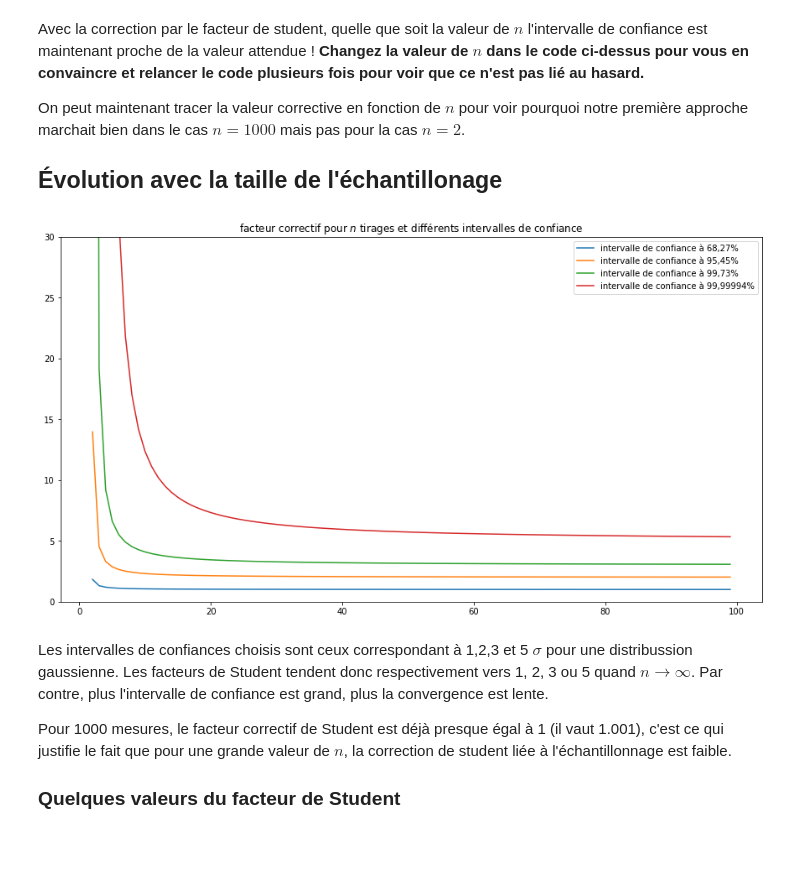
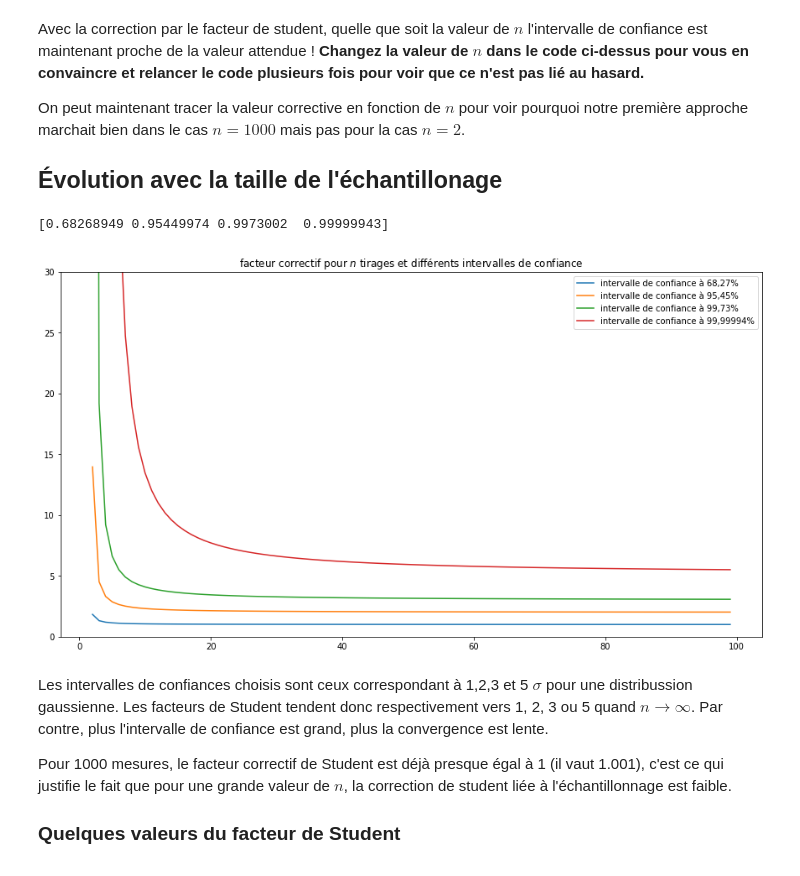
Before and after one commit to MartinVerot/IncertitudeMonteCarlo, a Jupyter notebook: confidence_interval.ipynb, the cells around one changed output. Saved outputs shown, nothing was run; the diff lists cells and outputs as text; code cells hidden in the pictures.

Commit message:
amélioration pour la convergence numérique pour 5 sigma, sinon on ne tendait pas vers 5

```diff
--- a/confidence_interval.ipynb
+++ b/confidence_interval.ipynb
@@ -169,26 +169,34 @@ On peut maintenant tracer la valeur corrective en fonction de $n$ pour voir pour
 <span id="size"></span>
 ## Évolution avec la taille de l'échantillonage
 # %%
+#intervalles de confiance à 1, 2, 3 et 5 sigma
+Confidence_intervals = np.array([norm.cdf(1)-norm.cdf(-1),norm.cdf(2)-norm.cdf(-2),norm.cdf(3)-norm.cdf(-3),norm.cdf(5)-norm.cdf(-5)])
+
 maxn = 100
 ns = np.arange(1,maxn)
-ts1 = t.interval(0.6827,ns-1)[1]
-ts2 = t.interval(0.9545,ns-1)[1]
-ts3 = t.interval(0.9973,ns-1)[1]
-ts5 = t.interval(0.9999994,ns-1)[1]
+#coefficient de student pour un intervalle de confiance à 1 sigma
+ts1 = t.interval(Confidence_intervals[0],ns-1)[1]
+#coefficient de student pour un intervalle de confiance à 2 sigma
+ts2 = t.interval(Confidence_intervals[1],ns-1)[1]
+#coefficient de student pour un intervalle de confiance à 3 sigma
+ts3 = t.interval(Confidence_intervals[2],ns-1)[1]
+#coefficient de student pour un intervalle de confiance à 5 sigma
+ts5 = t.interval(Confidence_intervals[3],ns-1)[1]
 
 fig = plt.figure(figsize=(15,8))
 gs = fig.add_gridspec(1, 1,hspace=0.25)
 ax1 = fig.add_subplot(gs[0,0])
 ax1.plot(ns,ts1,label='intervalle de confiance à 68,27%')
 ax1.plot(ns,ts2,label='intervalle de confiance à 95,45%')
 ax1.plot(ns,ts3,label='intervalle de confiance à 99,73%')
 ax1.plot(ns,ts5,label='intervalle de confiance à 99,99994%')
 ax1.set_ylim(0,30)
 ax1.set_title('facteur correctif pour $n$ tirages et différents intervalles de confiance' )
 plt.legend()
 plt.show()
 # %% [output]
+[0.68268949 0.95449974 0.9973002  0.99999943]
-[figure, old version]
+[figure, new version]
 # %% [markdown]
 Les intervalles de confiances choisis sont ceux correspondant à 1,2,3 et 5 $\sigma$ pour une distribussion gaussienne. Les facteurs de Student tendent donc respectivement vers 1, 2, 3 ou 5 quand $n \to \infty$. Par contre, plus l'intervalle de confiance est grand, plus la convergence est lente.
 
```
Also changed, not shown: parts of 4 cells of this notebook.
